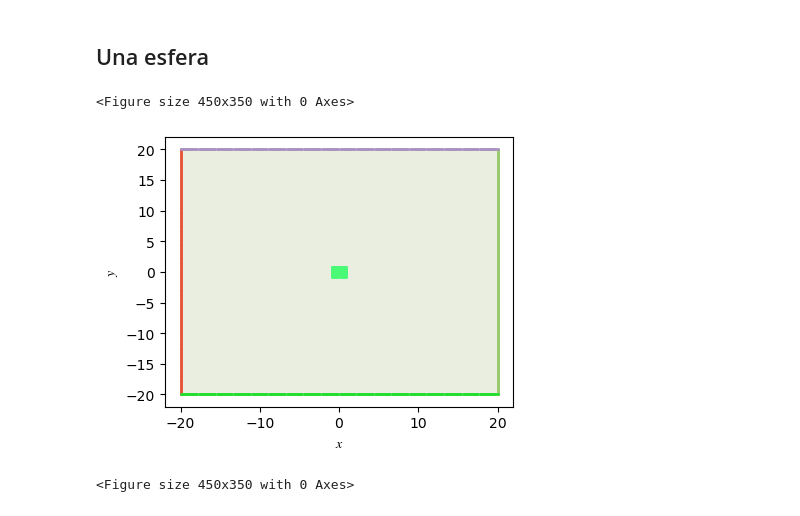
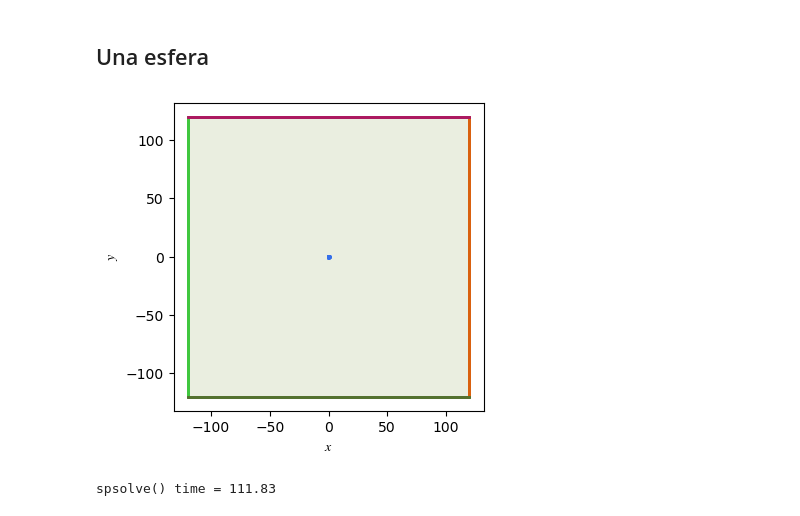
Before and after one commit to epplugins/UTN, a Jupyter notebook: electromagnetismo/em_poisson_solver.ipynb, the cells around one changed output. Saved outputs shown, nothing was run; the diff lists cells and outputs as text; code cells hidden in the pictures.

```diff
--- a/electromagnetismo/em_poisson_solver.ipynb
+++ b/electromagnetismo/em_poisson_solver.ipynb
@@ -534,56 +543,88 @@ B_type_o = [1,1,2,2]
 # Dirichlet boundary conditions at an inner rectangular region
 #==============================================================================
 
-ub_i = [12]                      # boundary values at inner region
+ub_i = []                      # boundary values at inner region
 
-xb_i = [[-1, 1]]           # lower and upper limits of x defining the inner boundary region Format:[ [xlow1,xhigh1], [xlow2,xhigh2], .... ]
-yb_i = [[-1,1]]        # lower and upper limits of y defining the inner boundary region Format:[ [ylow1,yhigh1], [ylow2,yhigh2], .... ]
+xb_i = []           # lower and upper limits of x defining the inner boundary region Format:[ [xlow1,xhigh1], [xlow2,xhigh2], .... ]
+yb_i = []        # lower and upper limits of y defining the inner boundary region Format:[ [ylow1,yhigh1], [ylow2,yhigh2], .... ]
 
 Nb_i = len(ub_i)                   # Number of inner boundary regions
-B_type_i = [0]                  # Type of inner boundary conditions. 0 = Dirichlet, 1 = Neumann x derivative, 2 = Neumann y derivative. Note that setting inner boundaries to Neumann can lead to issues
+B_type_i = []                  # Type of inner boundary conditions. 0 = Dirichlet, 1 = Neumann x derivative, 2 = Neumann y derivative. Note that setting inner boundaries to Neumann can lead to issues
 
 #==============================================================================
 # Define independent variables
 #==============================================================================
 
-Nx = 300                         # No. of grid points along x direction
-Ny = 300                         # No. of grid points along y direction
-x = np.linspace(-20,20,Nx)        # x variables in 1D
-y = np.linspace(-20,20,Ny)        # y variable in 1D
+Nx = 1000                         # No. of grid points along x direction
+Ny = 1000                        # No. of grid points along y direction
+x = np.linspace(-120,120,Nx)        # x variables in 1D
+y = np.linspace(-120,120,Ny)        # y variable in 1D
 #==============================================================================
 
 
 dx = x[1] - x[0]                # grid spacing along x direction
 dy = y[1] - y[0]                # grid spacing along y direction
 X,Y = np.meshgrid(x,y)          # 2D meshgrid
 
 # 1D indexing
 Xu = X.ravel()                  # Unravel 2D meshgrid to 1D array
 Yu = Y.ravel()
 
 # Source function (right hand side vector)
 f = np.zeros(Nx*Ny)
 
 # Loading finite difference matrix operators
 Dx_2d, Dy_2d, D2x_2d, D2y_2d = Diff_mat_2D(Nx,Ny)   # Calling 2D matrix operators from funciton
 
 # Find indices, types and value of all boundary regions
 B_ind, B_type, B_val = boundary_regions(x,y, ub_o,B_type_o, xb_i,yb_i,ub_i,B_type_i)
 
+# Esfera:
+temp1 = np.squeeze(np.where((Xu-0)**2+(Yu-0)**2 <= 1**2))
+B_ind.append(temp1)
+B_type.append(0)
+B_val.append(12)
+
 N_B = len(B_val)    # Number of different boundary regions. Each region consists of one or more boundary points (usually many many points for a well defined solution grid)
 
 # Plot solution domain (with boundary)
 py.close('all')
-py.figure(figsize = (4.5,3.5))
+py.figure(figsize = (4,4))
 my_scatter(X,Y,clr_set[0],'Solution grid')
 
 for m in range(N_B):
     my_scatter(Xu[B_ind[m]], Yu[B_ind[m]],clr_set[m+1])
 
 # Plot source function
-py.figure(figsize = (4.5,3.5))
+# py.figure(figsize = (4.5,3.5))
 # my_contourf(x,y,f.reshape(Ny,Nx),r'$f\,(x,y)$','RdBu')
 # %% [output]
-<Figure size 450x350 with 0 Axes>
-[figure, old version]
+[figure, new version]
-<Figure size 450x350 with 0 Axes>
+# %%
+start_time = time.time()
+b = f
+for m in range(N_B):
+    b[B_ind[m]] = B_val[m]
+
+I_sp = sp.eye(Nx*Ny).tocsr()
+L_sys = D2x_2d/dx**2 + D2y_2d/dy**2
+BD = I_sp
+BNx = Dx_2d
+BNy = Dy_2d
+for m in range(N_B):
+    if B_type[m] == 0:
+        L_sys[B_ind[m],:] = BD[B_ind[m],:]
+    if B_type[m] == 1:
+        L_sys[B_ind[m],:] = BNx[B_ind[m],:]
+    if B_type[m] == 2:
+        L_sys[B_ind[m],:] = BNy[B_ind[m],:]
+
+# solve
+u = spsolve(L_sys,b).reshape(Ny,Nx)
+print("spsolve() time = %1.6s" % (time.time()-start_time))
+# Calculating the gradient of the solution
+vx = -(Dx_2d*u.ravel()).reshape(Ny,Nx)
+vy = -(Dy_2d*u.ravel()).reshape(Ny,Nx)
+v = np.sqrt(vx**2 + vy**2)
+# %% [output]
+spsolve() time = 111.83
```
Also changed, not shown: parts of 4 cells of this notebook.
